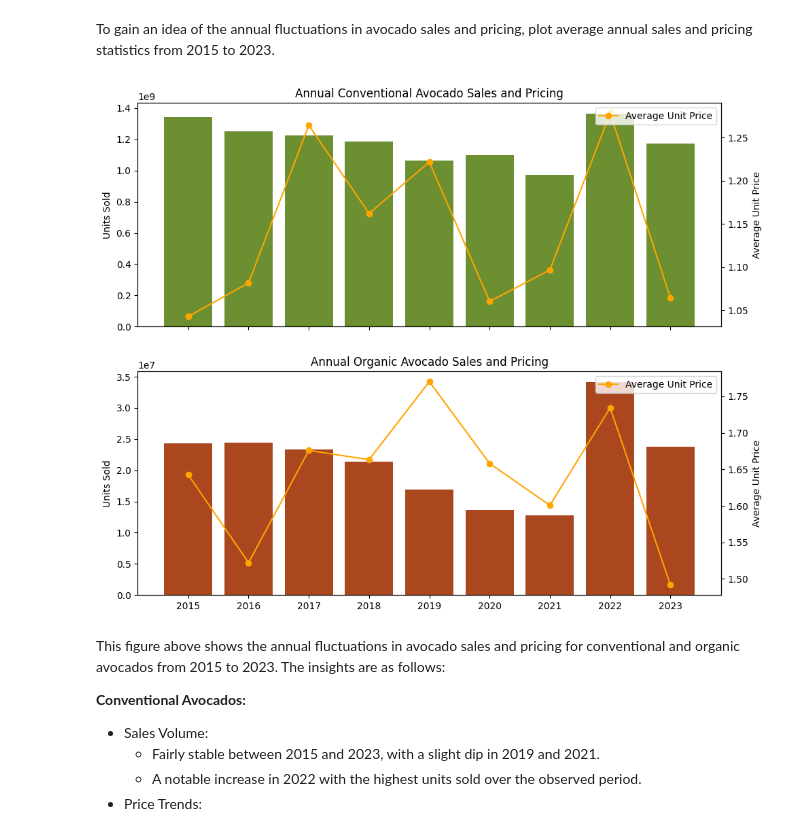
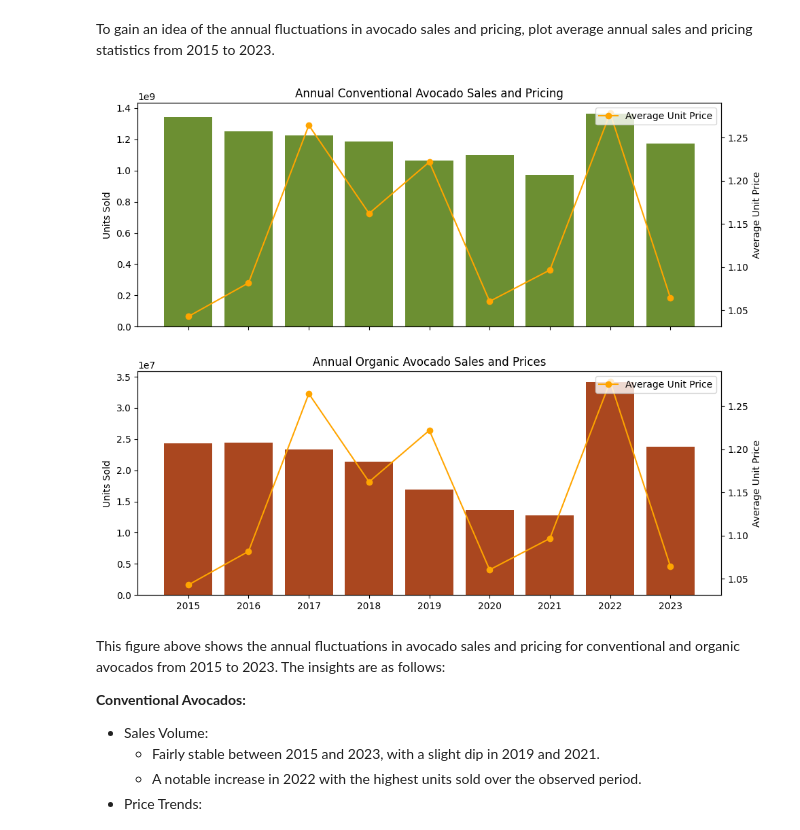
Before and after one commit to MeganHolborn/Avocado-price-optimisation, a Jupyter notebook: Notebook.ipynb, the cells around one changed output. Drawn from its saved outputs; the diff is of its cells as text; code cells hidden in the pictures.

```diff
--- a/Notebook.ipynb
+++ b/Notebook.ipynb
@@ -112,13 +113,7 @@ avo_data.head(5)
 To simplify the analysis, we will be focusing on individual unit sales only. Remove data on avocado bag sales.
 # %%
 avo_data = avo_data.drop(
-    columns=[
-        "TotalVolume",
-        "TotalBags",
-        "SmallBags",
-        "LargeBags",
-        "XLargeBags"
-    ]
+    columns=["TotalVolume", "TotalBags", "SmallBags", "LargeBags", "XLargeBags"]
 )
 # %% [markdown]
 Remove sub-regional and total US sales data. Keep US regional data only.
@@ -165,10 +169,7 @@ dtype: object
 Rename the columns in a snake_case format to facilitate ease of analysis.
 # %%
 avo_data = avo_data.rename(
-    columns={
-        "Date": "date",
-        "AveragePrice": "average_unit_price"
-    }
+    columns={"Date": "date", "AveragePrice": "average_unit_price"}
 )
 # %% [markdown]
 Extract year and month data into separate columns. Ensure that the date column is in date-time format.
@@ -179,7 +180,12 @@ avo_data['date'] = pd.to_datetime(avo_data['date'])
 # %% [markdown]
 Combine sales data into a single column.
 # %%
-avo_data = avo_data.melt(id_vars=['average_unit_price', 'type', 'region', 'year', 'month', 'date'], value_vars=['plu4046', 'plu4225', 'plu4770'], var_name='plu', value_name='units_sold')
+avo_data = avo_data.melt(
+    id_vars=["average_unit_price", "type", "region", "year", "month", "date"],
+    value_vars=["plu4046", "plu4225", "plu4770"],
+    var_name="plu",
+    value_name="units_sold",
+)
 # %% [markdown]
 The dataset contains weekly avocado sales data. To simplify analysis, resample the data to get monthly avocado sales. Use the first day of each month to represent the sales data for that month.
 # %%
@@ -400,43 +455,60 @@ This data suggests that *Conventional Avocados* are more popular in terms of sal
 To gain an idea of the annual fluctuations in avocado sales and pricing, plot average annual sales and pricing statistics from 2015 to 2023.
 # %%
 # Calculate the total yearly avocado sales by year and by PLU
-annual_conv_avo_sales = avo_data[avo_data.type == 'conventional'][['year', 'units_sold']].groupby('year').sum().reset_index()
-annual_conv_avo_prices = avo_data[avo_data.type == 'conventional'][['year', 'average_unit_price']].groupby('year').mean().reset_index().set_index('year')
+annual_conv_avo_sales = (
+    avo_data[avo_data.type == "conventional"][["year", "units_sold"]]
+    .groupby("year")
+    .sum()
+    .reset_index()
+)
+annual_conv_avo_prices = (
+    avo_data[avo_data.type == "conventional"][["year", "average_unit_price"]]
+    .groupby("year")
+    .mean()
+    .reset_index()
+    .set_index("year")
+)
 
-annual_org_avo_sales = avo_data[avo_data.type == 'organic'][['year', 'units_sold']].groupby('year').sum().reset_index()
-annual_org_avo_prices = avo_data[avo_data.type == 'organic'][['year', 'average_unit_price']].groupby('year').mean().reset_index().set_index('year')
+annual_org_avo_sales = (
+    avo_data[avo_data.type == "organic"][["year", "units_sold"]]
+    .groupby("year")
+    .sum()
+    .reset_index()
+)
+annual_org_avo_prices = (
+    avo_data[avo_data.type == "organic"][["year", "average_unit_price"]]
+    .groupby("year")
+    .mean()
+    .reset_index()
+    .set_index("year")
+)
 
 # Set up the figure and axs
-fig, axs = plt.subplots(nrows=2, ncols=1, figsize=(10,8), sharex=True)
+fig, axs = plt.subplots(nrows=2, ncols=1, figsize=(10, 8), sharex=True)
+sales_data = [annual_conv_avo_sales, annual_org_avo_sales]
+pricing_data = [annual_conv_avo_prices, annual_org_avo_prices]
+colors = ["#6C8F32", "#AA471F"]
+titles = ["Annual Conventional Avocado Sales and Pricing", "Annual Organic Avocado Sales and Prices"]
 
-# Plot for conventional avocados
-ax1 = axs[0]
-ax2 = ax1.twinx()
-ax1.bar(annual_conv_avo_sales['year'], annual_conv_avo_sales['units_sold'], color='#6C8F32')
-ax2.plot(annual_conv_avo_prices, color='orange', marker='o', label='Average Unit Price')
-ax1.set_title('Annual Conventional Avocado Sales and Pricing')
-ax1.set_ylabel('Units Sold')
-ax2.set_ylabel('Average Unit Price')
-ax1.set_xticks(annual_conv_avo_sales['year'])
-ax2.legend(loc='upper right')
-
-# Plot for organic avocados
-ax3 = axs[1]
-ax4 = ax3.twinx()
-ax3.bar(annual_org_avo_sales['year'], annual_org_avo_sales['units_sold'], color='#AA471F')
-ax4.plot(annual_org_avo_prices, color='orange', marker='o', label='Average Unit Price')
-ax3.set_title('Annual Organic Avocado Sales and Pricing')
-ax3.set_ylabel('Units Sold')
-ax4.set_ylabel('Average Unit Price')
-ax3.set_xticks(annual_org_avo_sales['year'])
-ax4.legend(loc='upper right')
+for i in range(0,2):
+    ax1 = axs[i]
+    ax2 = ax1.twinx()
+    ax1.bar(
+        sales_data[i]["year"], sales_data[i]["units_sold"], color=colors[i]
+    )
+    ax2.plot(annual_conv_avo_prices, color="orange", marker="o", label="Average Unit Price")
+    ax1.set_title(titles[i])
+    ax1.set_ylabel("Units Sold")
+    ax2.set_ylabel("Average Unit Price")
+    ax1.set_xticks(sales_data[i]["year"])
+    ax2.legend(loc="upper right")
 
 # Adjust layout
 plt.tight_layout()
-plt.subplots_adjust(hspace=0.2)  # Increase vertical space between plots
+plt.subplots_adjust(hspace=0.2)
 plt.show()
 # %% [output]
-[figure, old version]
+[figure, new version]
 # %% [markdown]
 This figure above shows the annual fluctuations in avocado sales and pricing for conventional and organic avocados from 2015 to 2023. The insights are as follows:
 
```
Also changed, not shown: parts of 14 cells of this notebook.
